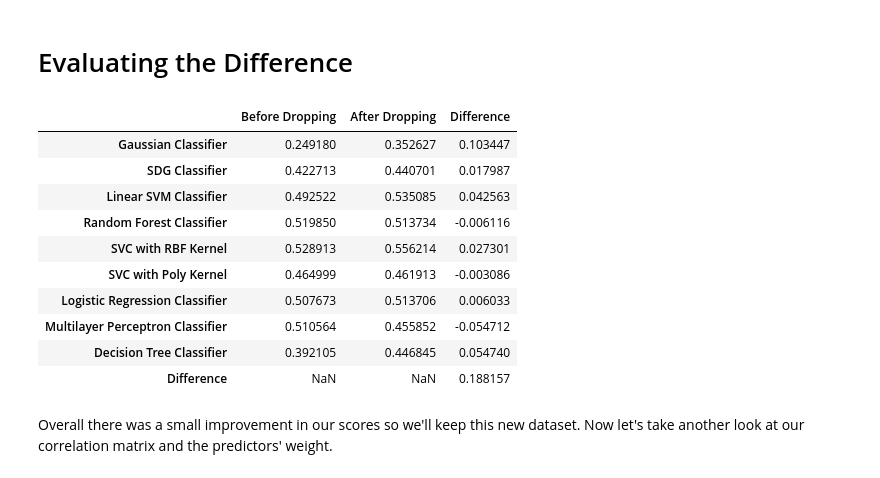
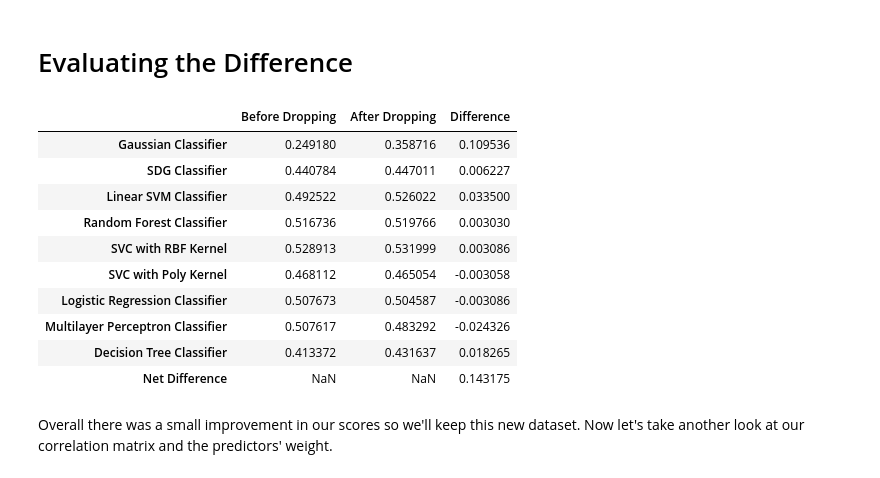
Before and after one commit to Kauboimausu/cirrhosis-analysis, a Jupyter notebook: cirrhosis.ipynb, the cells around one changed output. Drawn from its saved outputs; the diff is of its cells as text; code cells hidden in the pictures.

```diff
--- a/cirrhosis.ipynb
+++ b/cirrhosis.ipynb
@@ -233,10 +244,11 @@ def column_and(X):
 def and_name(function_transformer, feature_names_in):
     return ["and"] # feature names out
 
-def and_pipeline():
+def and_pipeline(features):
+    encodings = [category_encodings[feature] for feature in features]
     return make_pipeline(
         SimpleImputer(strategy="most_frequent"),
-        OrdinalEncoder(),
+        OrdinalEncoder(categories=encodings),
         FunctionTransformer(column_and, feature_names_out=and_name)
     )
 # %%
@@ -265,16 +277,19 @@ normal_pipeline = make_pipeline(
     StandardScaler()
 )
 
-categorical_pipeline = make_pipeline(
-    SimpleImputer(strategy="most_frequent"),
-    OrdinalEncoder()
-)
+def categorical_pipeline(features):
+    encodings = [category_encodings[feature] for feature in features]
+    return make_pipeline(
+        SimpleImputer(strategy="most_frequent"),
+        OrdinalEncoder(categories=encodings)
+    )
 # %%
+categorical = list(X_train.select_dtypes(object).columns)
 preprocessing = make_column_transformer(
     (log_pipeline, log_features),
     (normal_pipeline, normal_features),
-    (categorical_pipeline, make_column_selector(dtype_include=object)),
-    (and_pipeline(), ["Ascites", "Edema"]),
+    (categorical_pipeline(categorical), categorical),
+    (and_pipeline(["Ascites", "Edema"]), ["Ascites", "Edema"]),
     (times_pipeline(), ["Albumin", "Platelets"]),
     remainder="passthrough"
 )
@@ -410,7 +427,7 @@ plt.show()
 # %% [markdown]
 First we'll drop our aforementioned last 6 features an look at how our best performing model does now. Then we can go back to the drawing board and see if we can't engineer some new features with our new insights.
 # %%
-columns_to_cut = importance_table[-7:].index
+columns_to_cut = importance_table[-6:].index
 for column in columns_to_cut:
     print(column)
 # %% [output]
@@ -452,22 +468,22 @@ Decision Tree Classifier: 0.44684
 # %%
 scores = [first_scores, second_scores]
 scores_difference = pd.concat(map(pd.Series, scores), axis=1)
 scores_difference.columns = ["Before Dropping", "After Dropping"]
 scores_difference["Difference"] = scores_difference["After Dropping"] - scores_difference["Before Dropping"]
-scores_difference.loc["Difference"] = pd.Series(scores_difference["Difference"].sum(), index=["Difference"])
+scores_difference.loc["Net Difference"] = pd.Series(scores_difference["Difference"].sum(), index=["Difference"])
 scores_difference
 # %% [output]
 |  | Before Dropping | After Dropping | Difference |
-| Gaussian Classifier | 0.249180 | 0.352627 | 0.103447 |
-| SDG Classifier | 0.422713 | 0.440701 | 0.017987 |
-| Linear SVM Classifier | 0.492522 | 0.535085 | 0.042563 |
-| Random Forest Classifier | 0.519850 | 0.513734 | -0.006116 |
-| SVC with RBF Kernel | 0.528913 | 0.556214 | 0.027301 |
-| SVC with Poly Kernel | 0.464999 | 0.461913 | -0.003086 |
-| Logistic Regression Classifier | 0.507673 | 0.513706 | 0.006033 |
-| Multilayer Perceptron Classifier | 0.510564 | 0.455852 | -0.054712 |
-| Decision Tree Classifier | 0.392105 | 0.446845 | 0.054740 |
-| Difference | NaN | NaN | 0.188157 |
+| Gaussian Classifier | 0.249180 | 0.358716 | 0.109536 |
+| SDG Classifier | 0.440784 | 0.447011 | 0.006227 |
+| Linear SVM Classifier | 0.492522 | 0.526022 | 0.033500 |
+| Random Forest Classifier | 0.516736 | 0.519766 | 0.003030 |
+| SVC with RBF Kernel | 0.528913 | 0.531999 | 0.003086 |
+| SVC with Poly Kernel | 0.468112 | 0.465054 | -0.003058 |
+| Logistic Regression Classifier | 0.507673 | 0.504587 | -0.003086 |
+| Multilayer Perceptron Classifier | 0.507617 | 0.483292 | -0.024326 |
+| Decision Tree Classifier | 0.413372 | 0.431637 | 0.018265 |
+| Net Difference | NaN | NaN | 0.143175 |
 # %% [markdown]
 Overall there was a small improvement in our scores so we'll keep this new dataset. Now let's take another look at our correlation matrix and the predictors' weight.
 # %%
```
Also changed, not shown: parts of 40 cells of this notebook.
